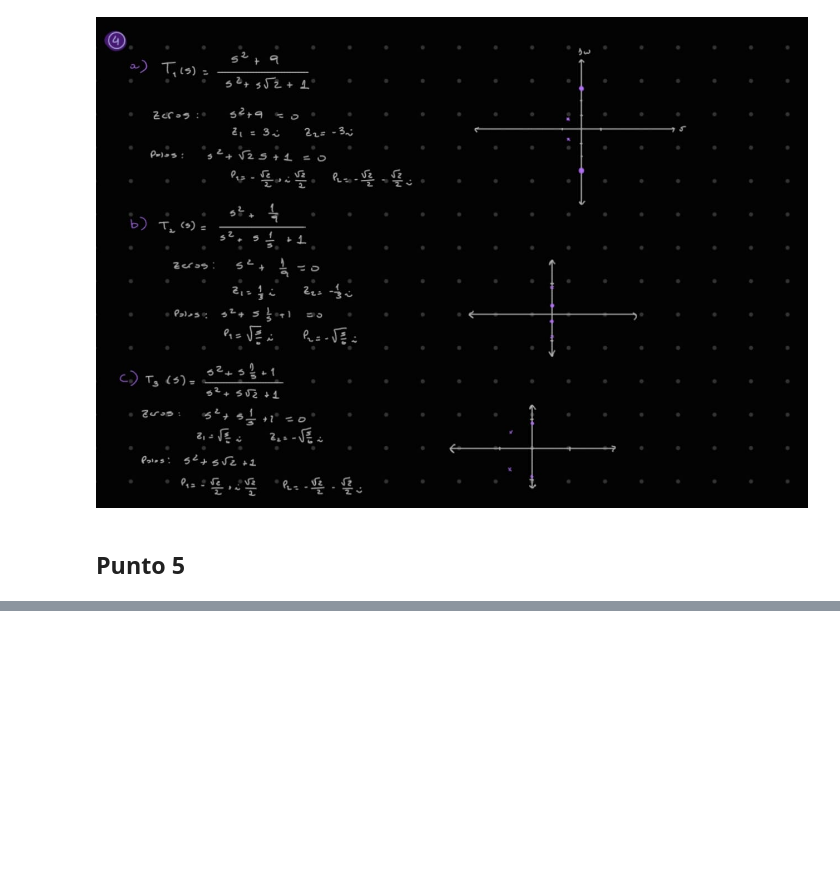
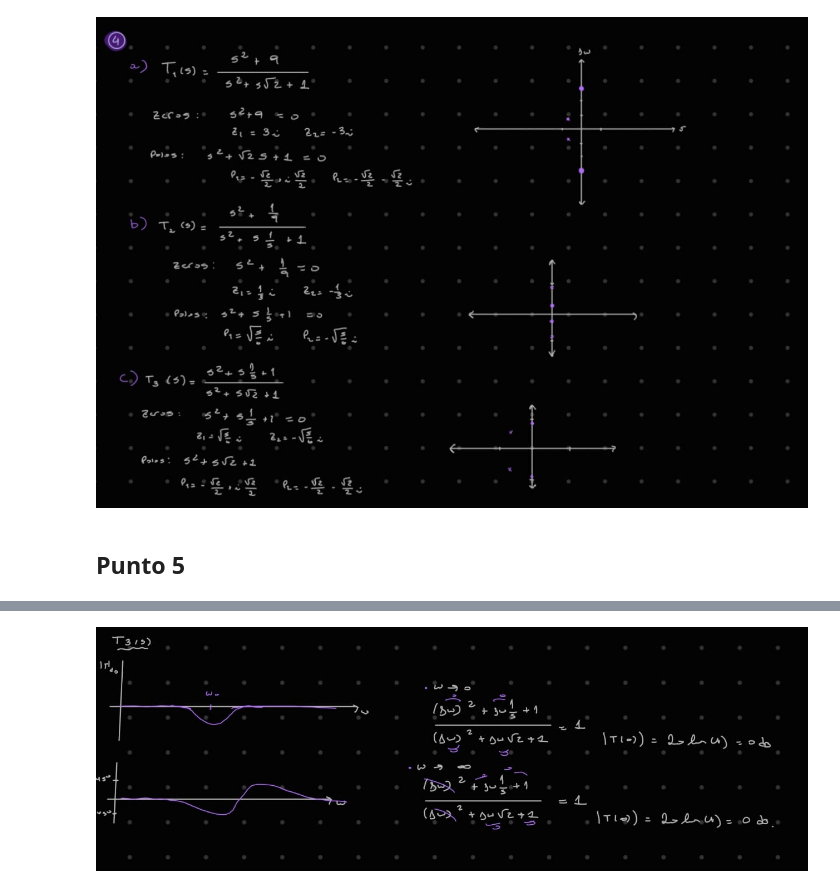
Before and after one commit to angiefantauzzofabio/APS, a Jupyter notebook: TS6/TS6.ipynb, the cells around one changed output, grey strips where cells are left out. Drawn from its saved outputs; the diff is of its cells as text; code cells hidden in the pictures; blank space fills up the shorter version.

```diff
--- a/TS6/TS6.ipynb
+++ b/TS6/TS6.ipynb
@@ -110,0 +119,4 @@ Image(filename=os.path.join("punto4.jpeg"))
+# %%
+Image(filename=os.path.join("punto5_c.jpeg"))
+# %% [output]
+[figure, added]
```
Also changed, not shown: parts of 8 cells of this notebook, 5 other files.
